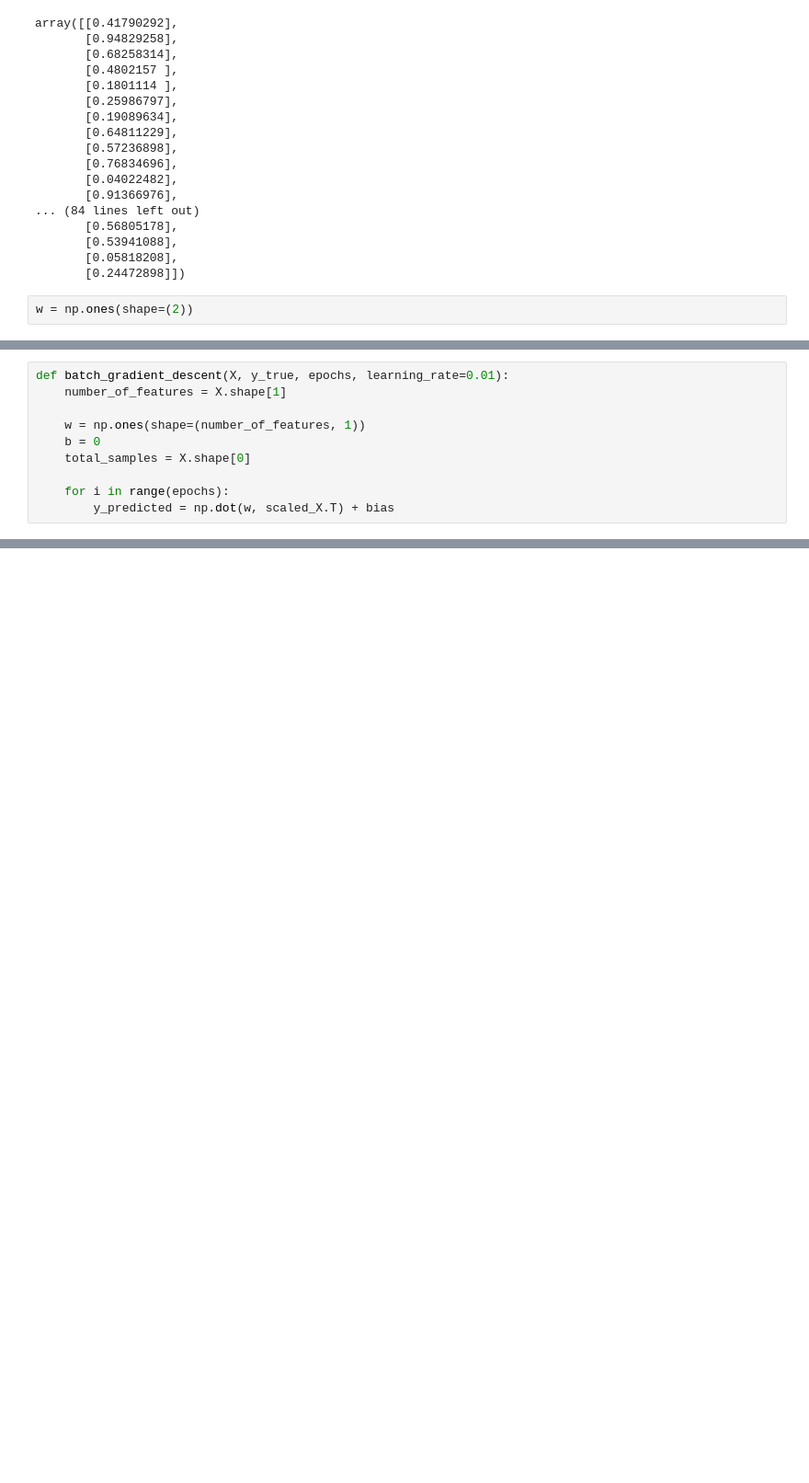
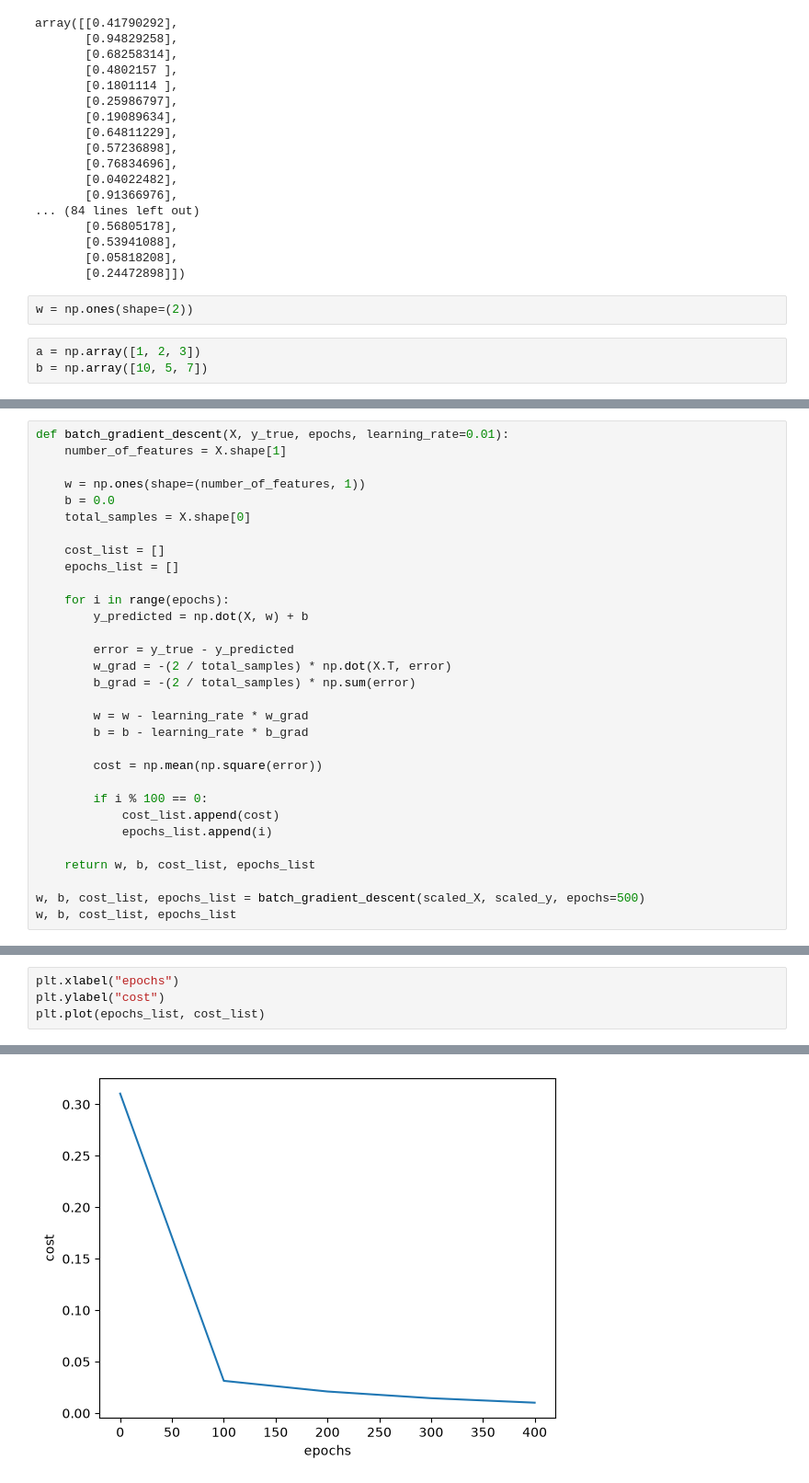
Before and after one commit to boogey004/Deep-Learning, a Jupyter notebook: Gradient Descent/StocasticGD.ipynb, the cells around one changed output, grey strips where cells are left out. Shown at 92% size. Cells and saved outputs as stored; diff of their text form; blank space fills up the shorter version.

```diff
--- a/Gradient Descent/StocasticGD.ipynb
+++ b/Gradient Descent/StocasticGD.ipynb
@@ -64,3 +64,5 @@ array([[0.41790292],
 # %%
 w = np.ones(shape=(2))
 # %%
+a = np.array([1, 2, 3])
+b = np.array([10, 5, 7])
@@ -90,8 +71,29 @@ def batch_gradient_descent(X, y_true, epochs, learning_rate=0.01):
     number_of_features = X.shape[1]
 
     w = np.ones(shape=(number_of_features, 1))
-    b = 0
+    b = 0.0
     total_samples = X.shape[0]
 
+    cost_list = []
+    epochs_list = []
+
     for i in range(epochs):
-        y_predicted = np.dot(w, scaled_X.T) + bias
+        y_predicted = np.dot(X, w) + b
+
+        error = y_true - y_predicted
+        w_grad = -(2 / total_samples) * np.dot(X.T, error)
+        b_grad = -(2 / total_samples) * np.sum(error)
+
+        w = w - learning_rate * w_grad
+        b = b - learning_rate * b_grad
+
+        cost = np.mean(np.square(error))
+
+        if i % 100 == 0:
+            cost_list.append(cost)
+            epochs_list.append(i)
+
+    return w, b, cost_list, epochs_list
+
+w, b, cost_list, epochs_list = batch_gradient_descent(scaled_X, scaled_y, epochs=500)
+w, b, cost_list, epochs_list
@@ -97,0 +110,5 @@ def batch_gradient_descent(X, y_true, epochs, learning_rate=0.01):
+# %%
+plt.xlabel("epochs")
+plt.ylabel("cost")
+plt.plot(epochs_list, cost_list)
+# %% [output]
@@ -97,0 +116 @@ def batch_gradient_descent(X, y_true, epochs, learning_rate=0.01):
+[figure, added]
```
Also changed, not shown: parts of 9 cells of this notebook.
